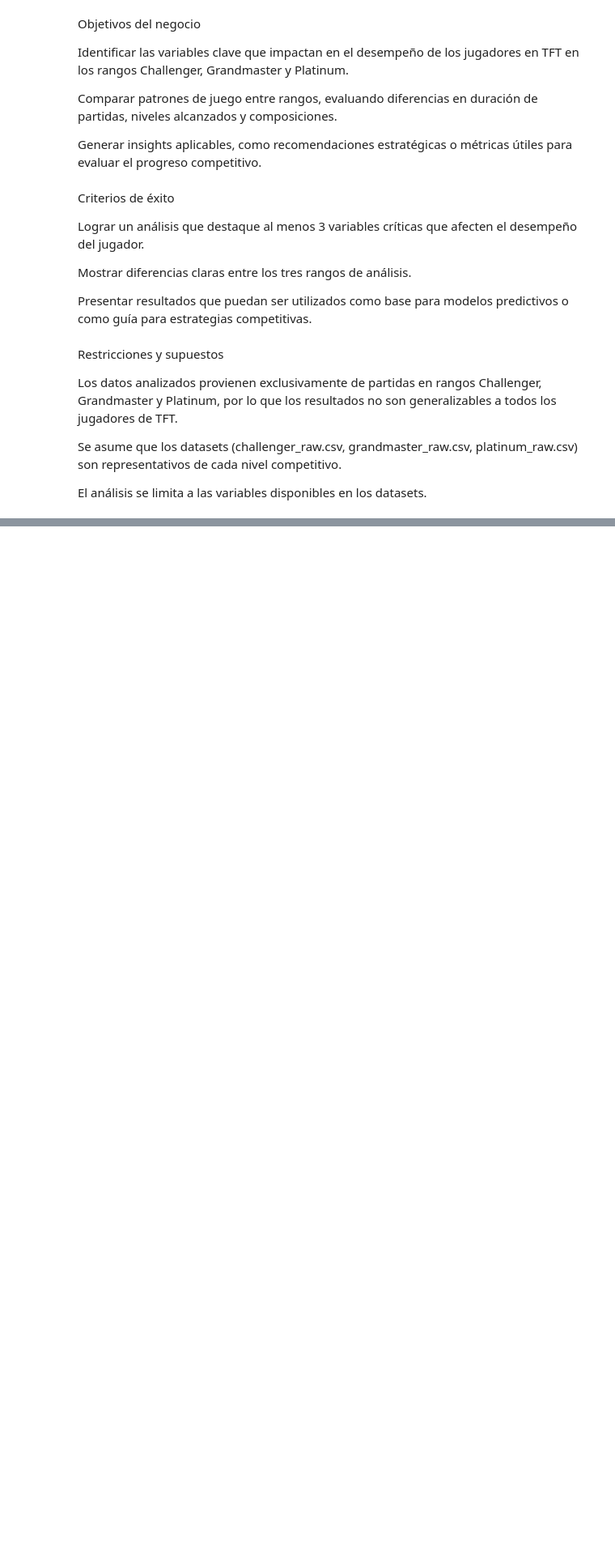
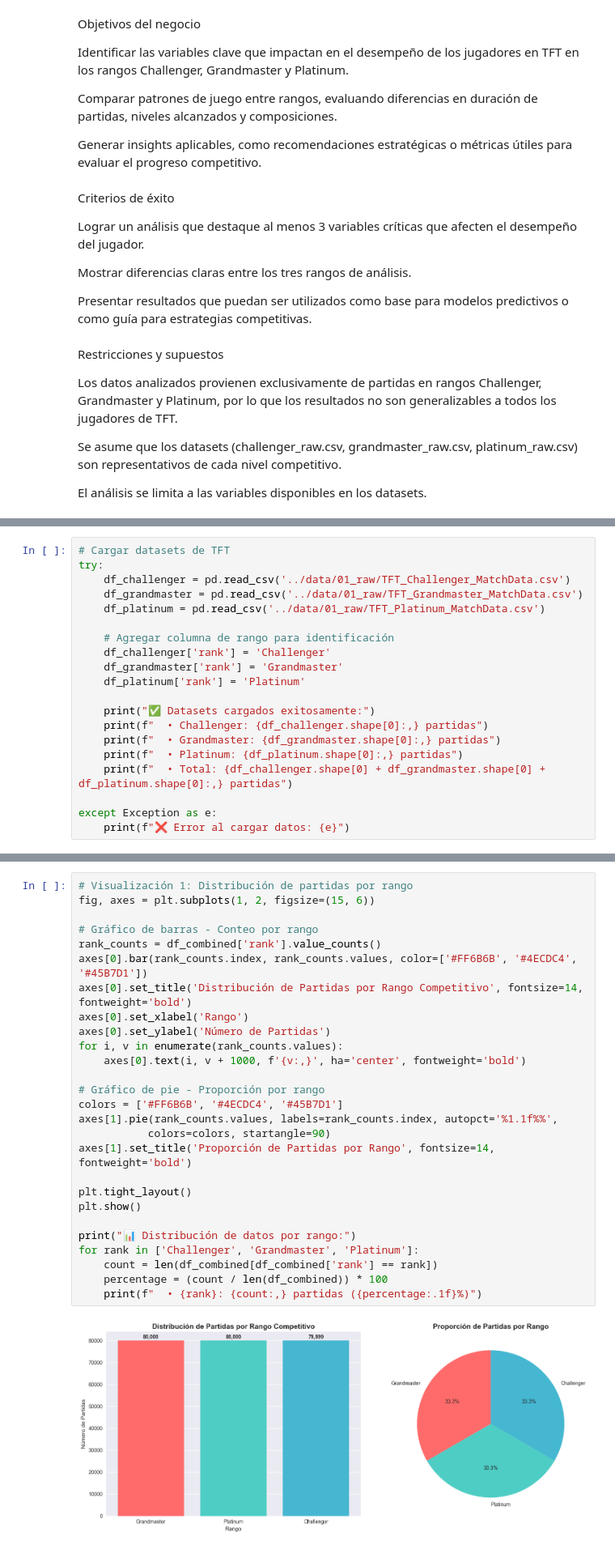
Before and after one commit to Extopus/TFT_KEDRO, a Jupyter notebook: notebooks/01_business_understanding.ipynb, the cells around one changed output, grey strips where cells are left out. Shown at 81% size. Saved outputs shown, nothing was run; the diff lists cells and outputs as text; blank space fills up the shorter version.

```diff
--- a/notebooks/01_business_understanding.ipynb
+++ b/notebooks/01_business_understanding.ipynb
@@ -43,0 +70,20 @@ El análisis se limita a las variables disponibles en los datasets.
+# %%
+# Cargar datasets de TFT
+try:
+    df_challenger = pd.read_csv('../data/01_raw/TFT_Challenger_MatchData.csv')
+    df_grandmaster = pd.read_csv('../data/01_raw/TFT_Grandmaster_MatchData.csv')
+    df_platinum = pd.read_csv('../data/01_raw/TFT_Platinum_MatchData.csv')
+
+    # Agregar columna de rango para identificación
+    df_challenger['rank'] = 'Challenger'
+    df_grandmaster['rank'] = 'Grandmaster'
+    df_platinum['rank'] = 'Platinum'
+
+    print("✅ Datasets cargados exitosamente:")
+    print(f"  • Challenger: {df_challenger.shape[0]:,} partidas")
+    print(f"  • Grandmaster: {df_grandmaster.shape[0]:,} partidas")
+    print(f"  • Platinum: {df_platinum.shape[0]:,} partidas")
+    print(f"  • Total: {df_challenger.shape[0] + df_grandmaster.shape[0] + df_platinum.shape[0]:,} partidas")
+
+except Exception as e:
+    print(f"❌ Error al cargar datos: {e}")
@@ -43,0 +223,29 @@ El análisis se limita a las variables disponibles en los datasets.
+# %%
+# Visualización 1: Distribución de partidas por rango
+fig, axes = plt.subplots(1, 2, figsize=(15, 6))
+
+# Gráfico de barras - Conteo por rango
+rank_counts = df_combined['rank'].value_counts()
+axes[0].bar(rank_counts.index, rank_counts.values, color=['#FF6B6B', '#4ECDC4', '#45B7D1'])
+axes[0].set_title('Distribución de Partidas por Rango Competitivo', fontsize=14, fontweight='bold')
+axes[0].set_xlabel('Rango')
+axes[0].set_ylabel('Número de Partidas')
+for i, v in enumerate(rank_counts.values):
+    axes[0].text(i, v + 1000, f'{v:,}', ha='center', fontweight='bold')
+
+# Gráfico de pie - Proporción por rango
+colors = ['#FF6B6B', '#4ECDC4', '#45B7D1']
+axes[1].pie(rank_counts.values, labels=rank_counts.index, autopct='%1.1f%%',
+           colors=colors, startangle=90)
+axes[1].set_title('Proporción de Partidas por Rango', fontsize=14, fontweight='bold')
+
+plt.tight_layout()
+plt.show()
+
+print("📊 Distribución de datos por rango:")
+for rank in ['Challenger', 'Grandmaster', 'Platinum']:
+    count = len(df_combined[df_combined['rank'] == rank])
+    percentage = (count / len(df_combined)) * 100
+    print(f"  • {rank}: {count:,} partidas ({percentage:.1f}%)")
+# %% [output]
+[figure, added]
```
Also changed, not shown: parts of 13 cells of this notebook, 34 other files.
